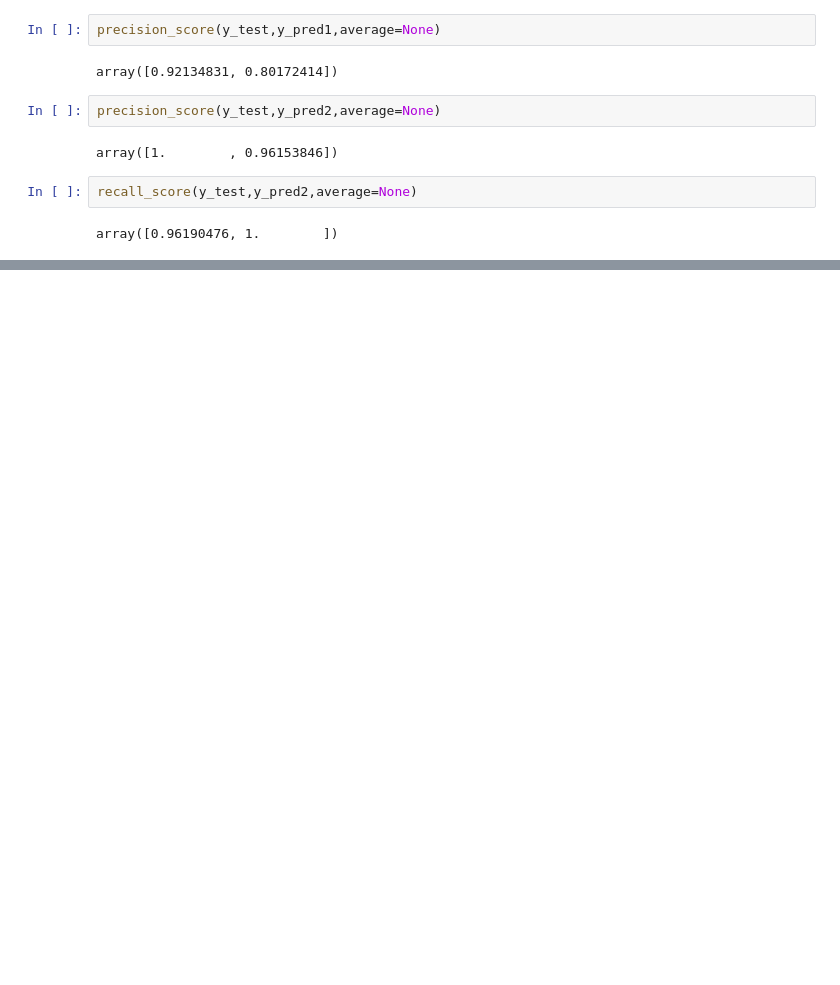
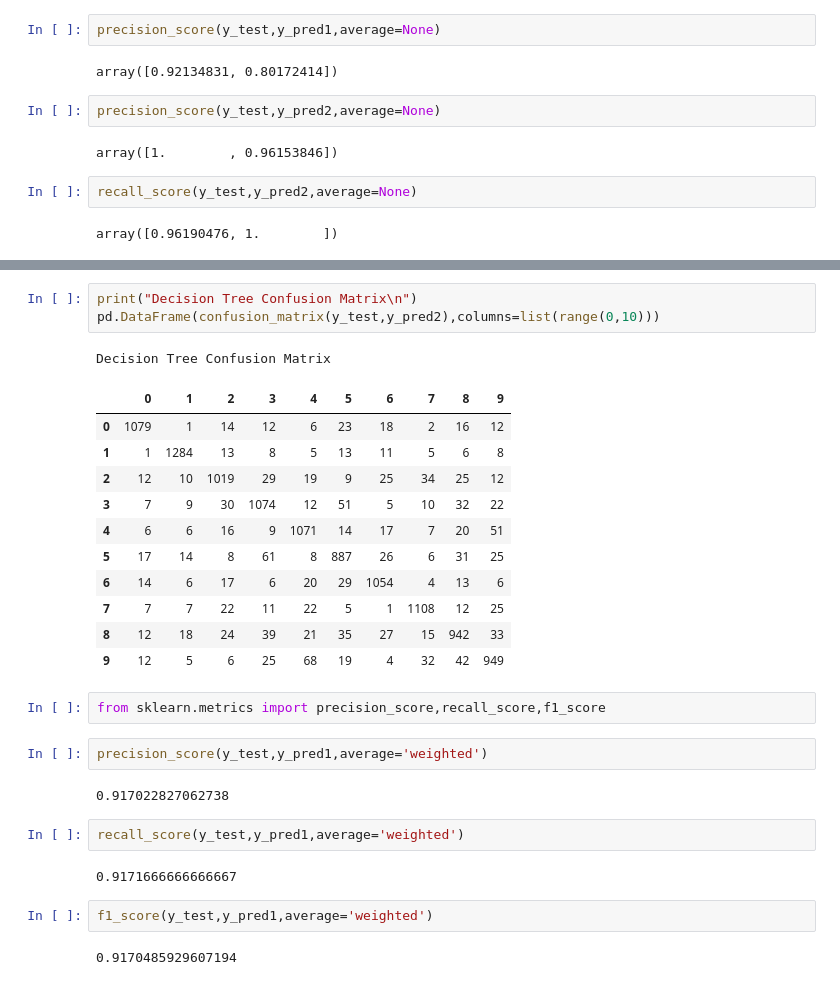
Before and after one commit to ipartzix/AI-ML-ENGINEERING-JOURNEY, a Jupyter notebook: 03_Machine_Learning/07_Model_Evaluation_&_Validation/02_Classification_Metrics/Classification_Metrics.ipynb, the cells around one changed output, grey strips where cells are left out. Cells and saved outputs as stored; diff of their text form; blank space fills up the shorter version.

```diff
--- a/03_Machine_Learning/07_Model_Evaluation_&_Validation/02_Classification_Metrics/Classification_Metrics.ipynb
+++ b/03_Machine_Learning/07_Model_Evaluation_&_Validation/02_Classification_Metrics/Classification_Metrics.ipynb
@@ -451,0 +523,30 @@ array([0.96190476, 1.        ])
+# %%
+print("Decision Tree Confusion Matrix\n")
+pd.DataFrame(confusion_matrix(y_test,y_pred2),columns=list(range(0,10)))
+# %% [output]
+Decision Tree Confusion Matrix
+|  | 0 | 1 | 2 | 3 | 4 | 5 | 6 | 7 | 8 | 9 |
+| 0 | 1079 | 1 | 14 | 12 | 6 | 23 | 18 | 2 | 16 | 12 |
+| 1 | 1 | 1284 | 13 | 8 | 5 | 13 | 11 | 5 | 6 | 8 |
+| 2 | 12 | 10 | 1019 | 29 | 19 | 9 | 25 | 34 | 25 | 12 |
+| 3 | 7 | 9 | 30 | 1074 | 12 | 51 | 5 | 10 | 32 | 22 |
+| 4 | 6 | 6 | 16 | 9 | 1071 | 14 | 17 | 7 | 20 | 51 |
+| 5 | 17 | 14 | 8 | 61 | 8 | 887 | 26 | 6 | 31 | 25 |
+| 6 | 14 | 6 | 17 | 6 | 20 | 29 | 1054 | 4 | 13 | 6 |
+| 7 | 7 | 7 | 22 | 11 | 22 | 5 | 1 | 1108 | 12 | 25 |
+| 8 | 12 | 18 | 24 | 39 | 21 | 35 | 27 | 15 | 942 | 33 |
+| 9 | 12 | 5 | 6 | 25 | 68 | 19 | 4 | 32 | 42 | 949 |
+# %%
+from sklearn.metrics import precision_score,recall_score,f1_score
+# %%
+precision_score(y_test,y_pred1,average='weighted')
+# %% [output]
+0.917022827062738
+# %%
+recall_score(y_test,y_pred1,average='weighted')
+# %% [output]
+0.9171666666666667
+# %%
+f1_score(y_test,y_pred1,average='weighted')
+# %% [output]
+0.9170485929607194
```
Also changed, not shown: parts of 10 cells of this notebook.
